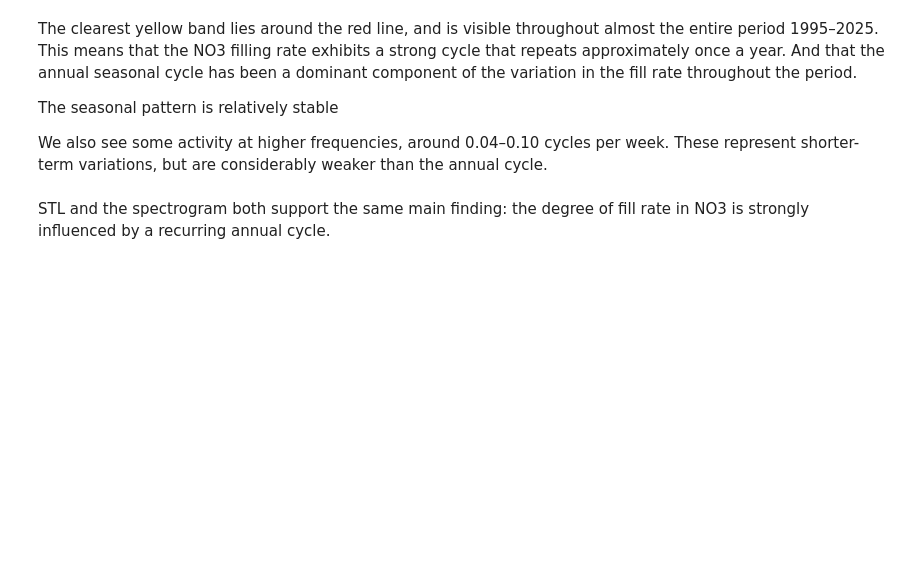
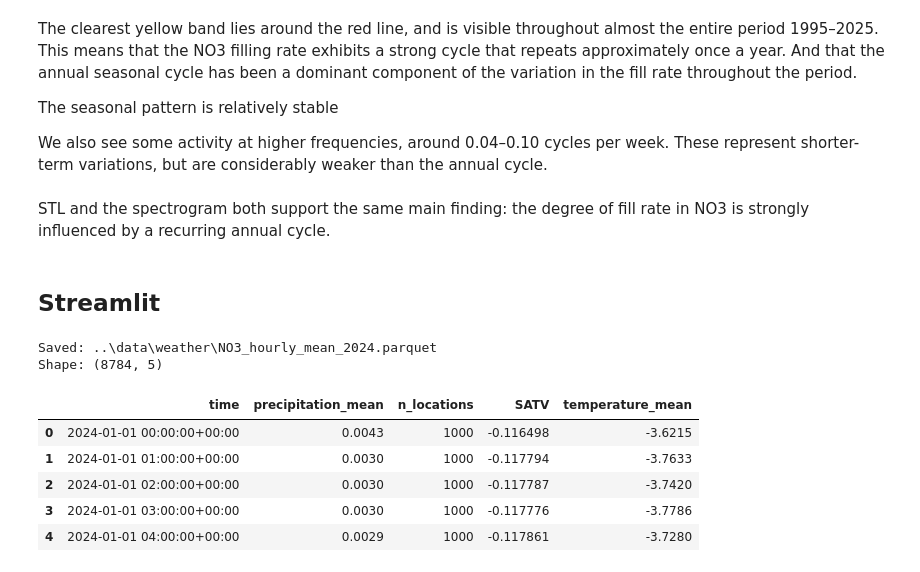
Before and after one commit to phkhle/IND320, a Jupyter notebook: jupyter_notebooks/assignment3.ipynb, the cells around one changed output. Cells and saved outputs as stored; diff of their text form; code cells hidden in the pictures; blank space fills up the shorter version.

```diff
--- a/jupyter_notebooks/assignment3.ipynb
+++ b/jupyter_notebooks/assignment3.ipynb
@@ -1175,3 +1175,50 @@ The seasonal pattern is relatively stable
 We also see some activity at higher frequencies, around 0.04–0.10 cycles per week. These represent shorter-term variations, but are considerably weaker than the annual cycle.
 # %% [markdown]
 STL and the spectrogram both support the same main finding: the degree of fill rate in NO3 is strongly influenced by a recurring annual cycle.
+# %% [markdown]
+## Streamlit
+# %%
+
+# ============================================================
+# PREPARE WEATHER DATA FOR STREAMLIT
+# ============================================================
+
+# Combine hourly regional averages
+weather_hourly_no3 = precipitation_no3.merge(
+    temperature_no3,
+    on="time",
+    how="inner"
+)
+
+# Sort chronologically
+weather_hourly_no3 = (
+    weather_hourly_no3
+    .sort_values("time")
+    .reset_index(drop=True)
+)
+
+# Create output directory
+output_dir = Path("../data/weather")
+output_dir.mkdir(parents=True, exist_ok=True)
+
+# Save aggregated data
+output_path = output_dir / "NO3_hourly_mean_2024.parquet"
+
+weather_hourly_no3.to_parquet(
+    output_path,
+    index=False
+)
+
+print("Saved:", output_path)
+print("Shape:", weather_hourly_no3.shape)
+
+display(weather_hourly_no3.head())
+# %% [output]
+Saved: ..\data\weather\NO3_hourly_mean_2024.parquet
+Shape: (8784, 5)
+|  | time | precipitation_mean | n_locations | SATV | temperature_mean |
+| 0 | 2024-01-01 00:00:00+00:00 | 0.0043 | 1000 | -0.116498 | -3.6215 |
+| 1 | 2024-01-01 01:00:00+00:00 | 0.0030 | 1000 | -0.117794 | -3.7633 |
+| 2 | 2024-01-01 02:00:00+00:00 | 0.0030 | 1000 | -0.117787 | -3.7420 |
+| 3 | 2024-01-01 03:00:00+00:00 | 0.0030 | 1000 | -0.117776 | -3.7786 |
+| 4 | 2024-01-01 04:00:00+00:00 | 0.0029 | 1000 | -0.117861 | -3.7280 |
```
Also changed, not shown: 5 other files.
